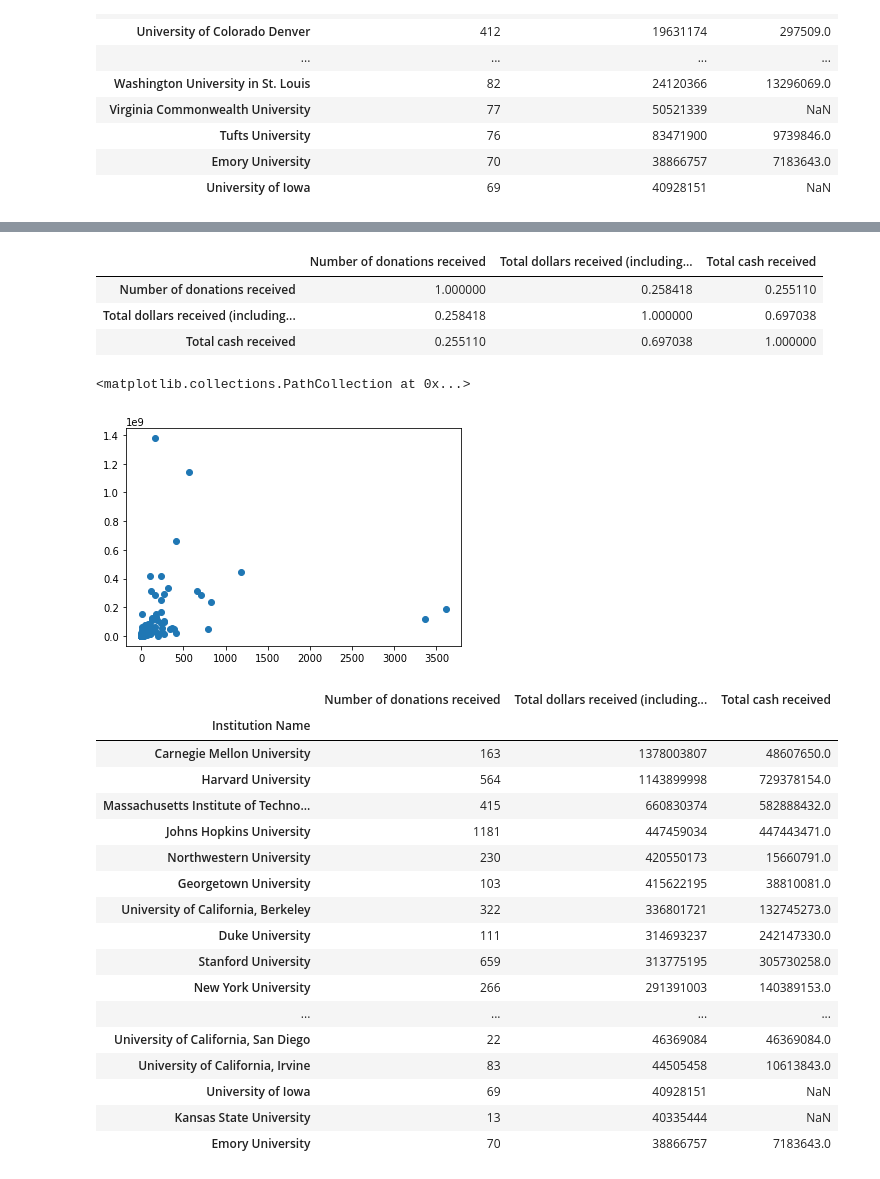
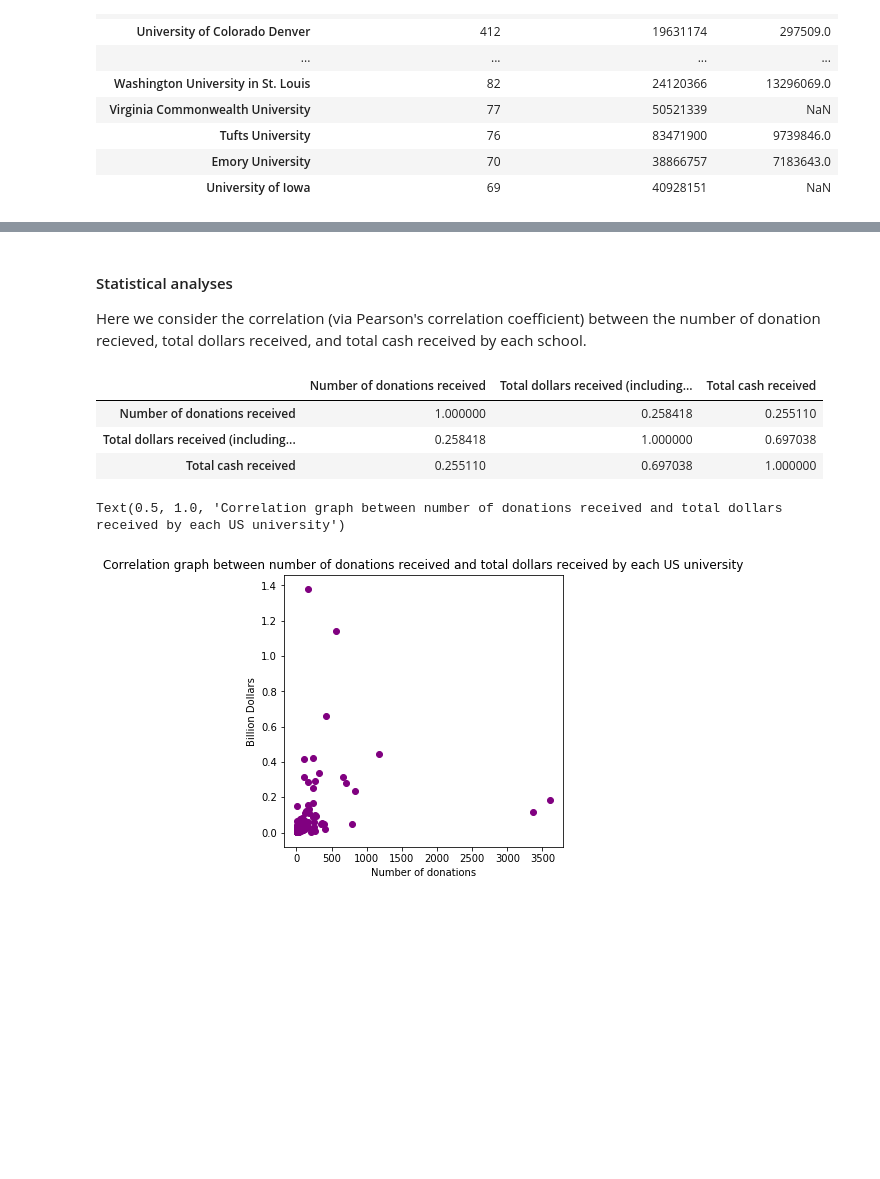
Before and after one commit to thewchan/US-HigherEd_Foreign_Donations, a Jupyter notebook: foreign_donations.ipynb, the cells around one changed output, grey strips where cells are left out. Drawn from its saved outputs; the diff is of its cells as text; code cells hidden in the pictures; blank space fills up the shorter version.

Commit message:
All graphs made (for now). Awaiting README.md and front matter

```diff
--- a/foreign_donations.ipynb
+++ b/foreign_donations.ipynb
@@ -1301,3 +1560,7 @@ simplified_schools.head(50)
+# %% [markdown]
+#### Statistical analyses
+
+Here we consider the correlation (via Pearson's correlation coefficient) between the number of donation recieved, total dollars received, and total cash received by each school.
 # %%
 simplified_schools.corr()
 # %% [output]
@@ -1306,29 +1569,15 @@ simplified_schools.corr()
 | Total dollars received (including... | 0.258418 | 1.000000 | 0.697038 |
 | Total cash received | 0.255110 | 0.697038 | 1.000000 |
 # %%
-fig, ax = plt.subplots()
-ax.scatter(simplified_schools.loc[:, 'Number of donations received'], simplified_schools.loc[:, 'Total dollars received (including contracts)'])
+fig, ax = plt.subplots(figsize=(5,5))
+ax.scatter(
+    simplified_schools.loc[:, 'Number of donations received'],
+    simplified_schools.loc[:, 'Total dollars received (including contracts)']*(10**-9),
+    color='purple',
+)
+ax.set_xlabel('Number of donations')
+ax.set_ylabel('Billion Dollars')
+ax.set_title('Correlation graph between number of donations received and total dollars received by each US university')
 # %% [output]
-<matplotlib.collections.PathCollection at 0x...>
+Text(0.5, 1.0, 'Correlation graph between number of donations received and total dollars received by each US university')
-[figure, old version]
+[figure, new version]
-# %%
-simplified_schools.sort_values('Total dollars received (including contracts)', ascending=False).head(50)
-# %% [output]
-|  | Number of donations received | Total dollars received (including... | Total cash received |
-| Institution Name |  |  |  |
-| Carnegie Mellon University | 163 | 1378003807 | 48607650.0 |
-| Harvard University | 564 | 1143899998 | 729378154.0 |
-| Massachusetts Institute of Techno... | 415 | 660830374 | 582888432.0 |
-| Johns Hopkins University | 1181 | 447459034 | 447443471.0 |
-| Northwestern University | 230 | 420550173 | 15660791.0 |
-| Georgetown University | 103 | 415622195 | 38810081.0 |
-| University of California, Berkeley | 322 | 336801721 | 132745273.0 |
-| Duke University | 111 | 314693237 | 242147330.0 |
-| Stanford University | 659 | 313775195 | 305730258.0 |
-| New York University | 266 | 291391003 | 140389153.0 |
-| ... | ... | ... | ... |
-| University of California, San Diego | 22 | 46369084 | 46369084.0 |
-| University of California, Irvine | 83 | 44505458 | 10613843.0 |
-| University of Iowa | 69 | 40928151 | NaN |
-| Kansas State University | 13 | 40335444 | NaN |
-| Emory University | 70 | 38866757 | 7183643.0 |
```
Also changed, not shown: parts of 118 cells of this notebook, 1 other file.
